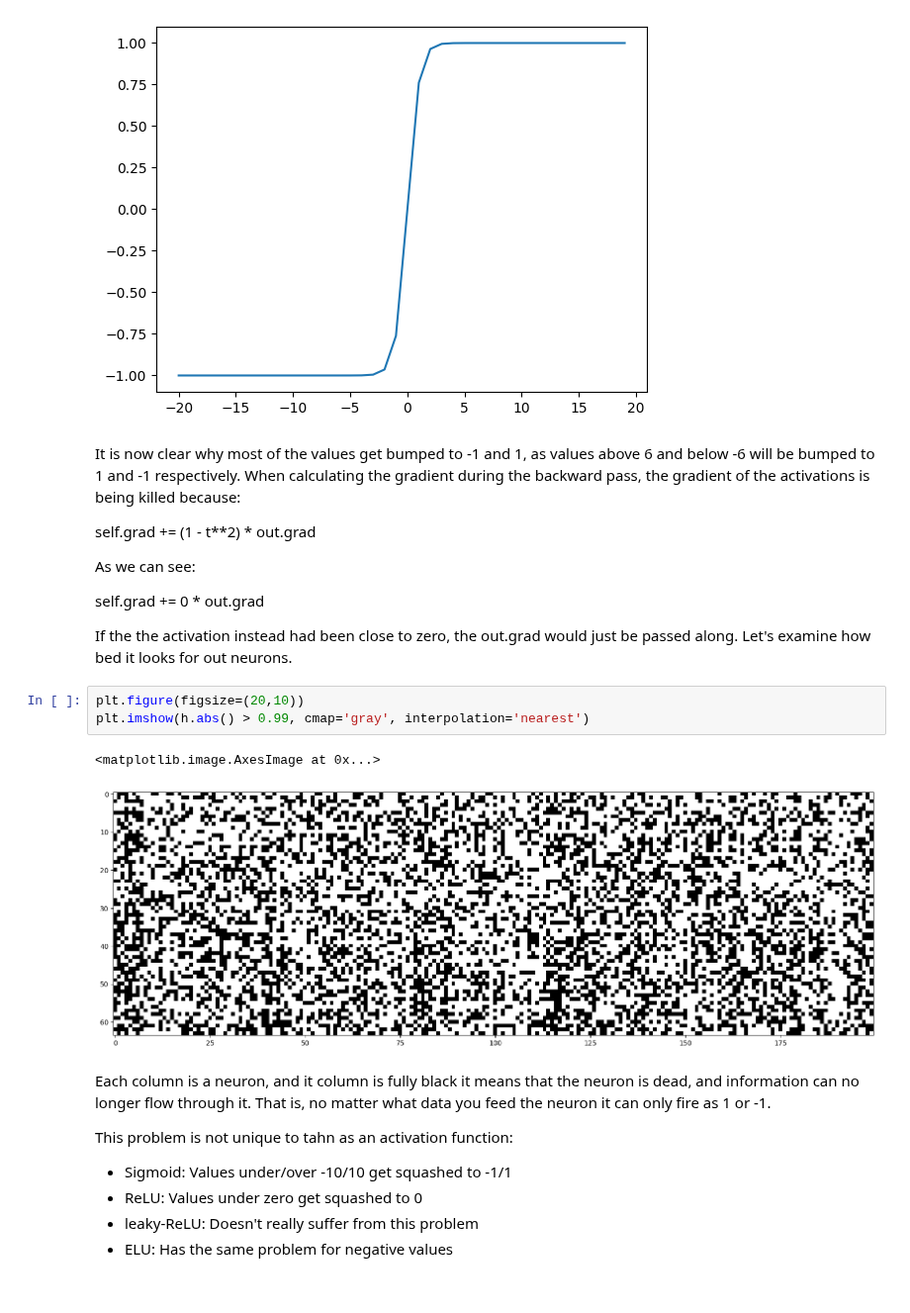
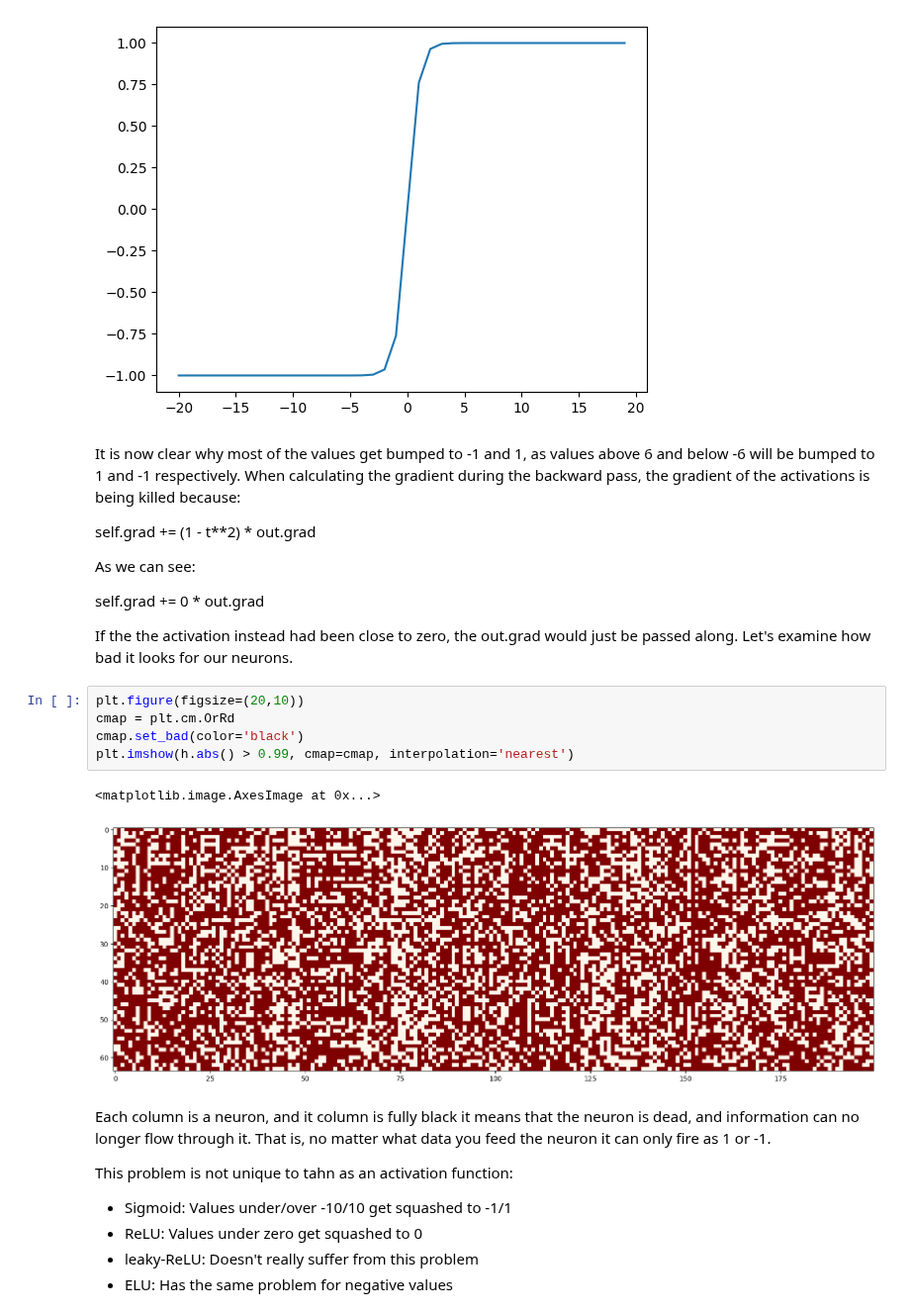
Before and after one commit to esbeneickhardt/karpathyintro, a Jupyter notebook: notebooks/Makemore/3. Diving into the internals of MLPs.ipynb, the cells around one changed output. Shown at 99% size. Drawn from its saved outputs; the diff is of its cells as text.

Commit message:
Analysing the activation and gradients

```diff
--- a/notebooks/Makemore/3. Diving into the internals of MLPs.ipynb
+++ b/notebooks/Makemore/3. Diving into the internals of MLPs.ipynb
@@ -428,13 +437,15 @@ As we can see:
 
 self.grad += 0 * out.grad
 
-If the the activation instead had been close to zero, the out.grad would just be passed along. Let's examine how bed it looks for out neurons.
+If the the activation instead had been close to zero, the out.grad would just be passed along. Let's examine how bad it looks for our neurons.
 # %%
 plt.figure(figsize=(20,10))
-plt.imshow(h.abs() > 0.99, cmap='gray', interpolation='nearest')
+cmap = plt.cm.OrRd
+cmap.set_bad(color='black')
+plt.imshow(h.abs() > 0.99, cmap=cmap, interpolation='nearest')
 # %% [output]
 <matplotlib.image.AxesImage at 0x...>
-[figure, old version]
+[figure, new version]
 # %% [markdown]
 Each column is a neuron, and it column is fully black it means that the neuron is dead, and information can no longer flow through it. That is, no matter what data you feed the neuron it can only fire as 1 or -1.
 
```
Also changed, not shown: parts of 78 cells of this notebook.
